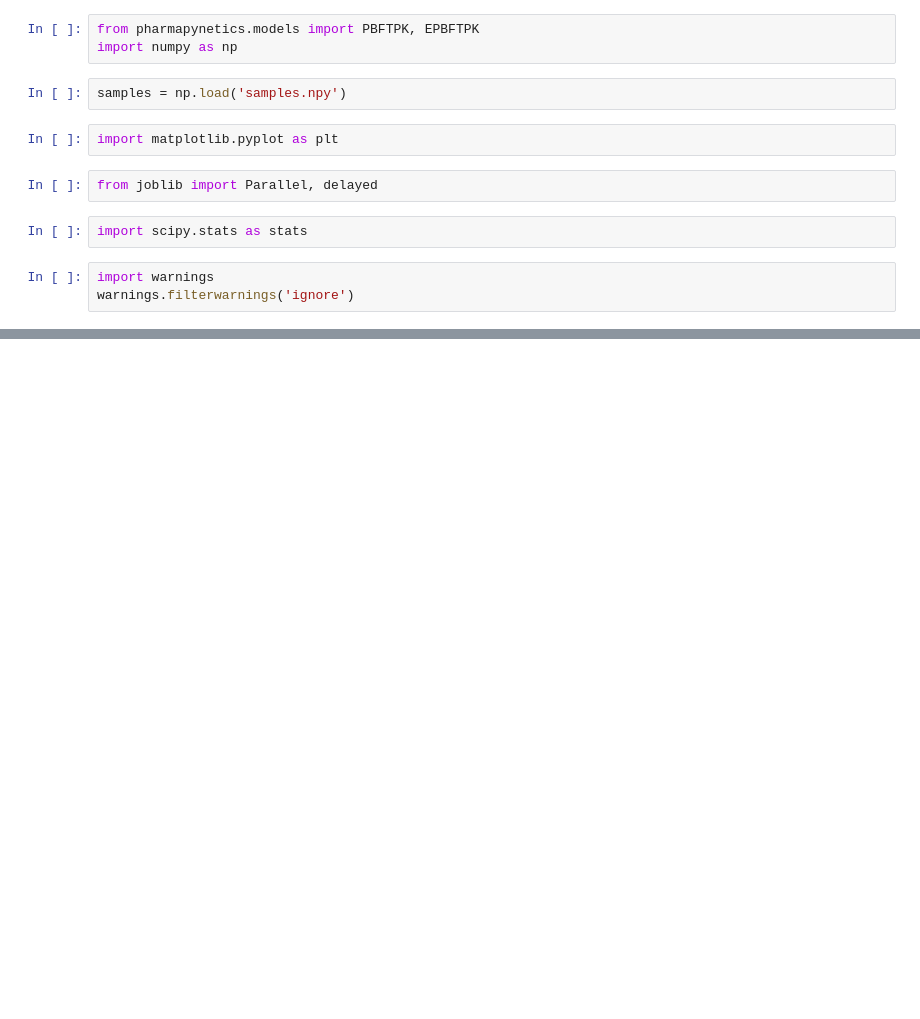
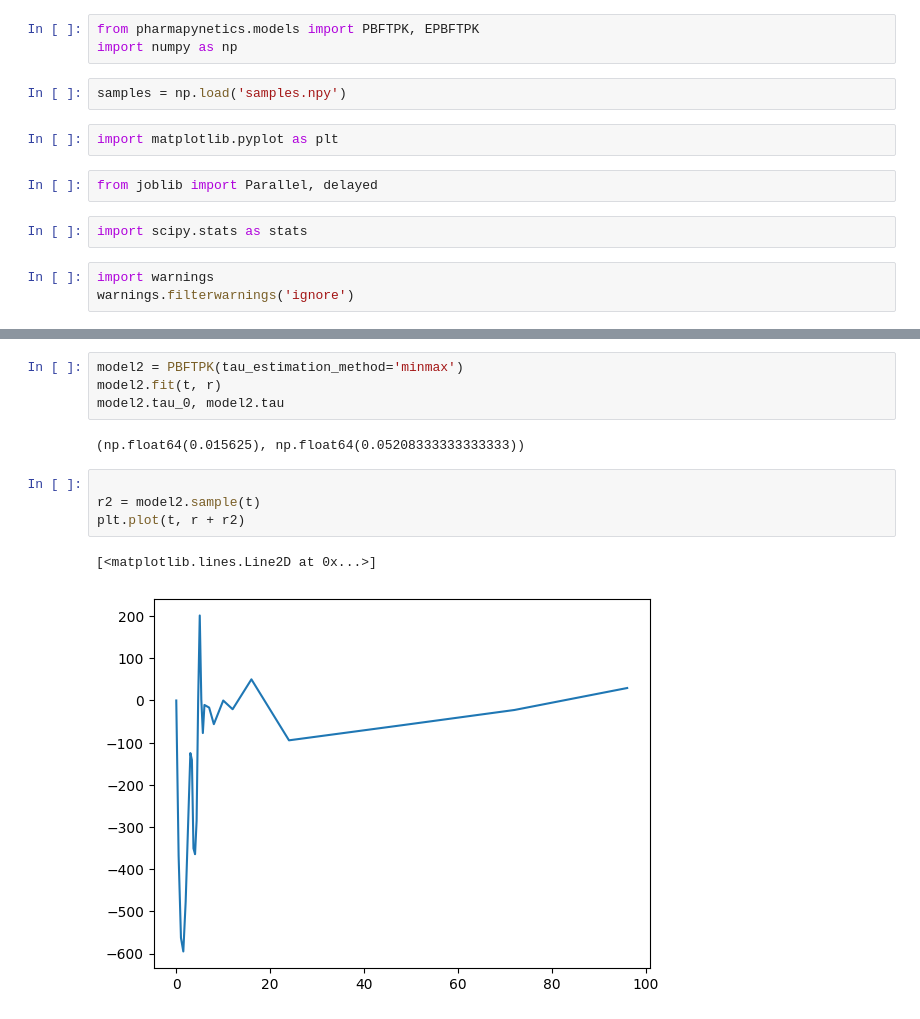
Before and after one commit to LumbaBalumba/yes-science, a Jupyter notebook: modelling.ipynb, the cells around one changed output, grey strips where cells are left out. Saved outputs shown, nothing was run; the diff lists cells and outputs as text; blank space fills up the shorter version.

```diff
--- a/modelling.ipynb
+++ b/modelling.ipynb
@@ -45,0 +37,13 @@ NormaltestResult(statistic=np.float64(2.584262824804469), pvalue=np.float64(0.27
+# %%
+model2 = PBFTPK(tau_estimation_method='minmax')
+model2.fit(t, r)
+model2.tau_0, model2.tau
+# %% [output]
+(np.float64(0.015625), np.float64(0.05208333333333333))
+# %%
+
+r2 = model2.sample(t)
+plt.plot(t, r + r2)
+# %% [output]
+[<matplotlib.lines.Line2D at 0x...>]
+[figure, added]
```
Also changed, not shown: parts of 5 cells of this notebook, 5 other files.
